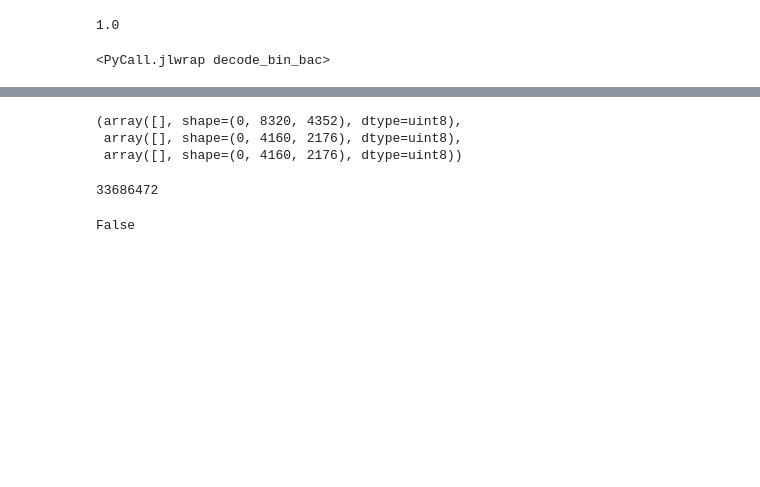
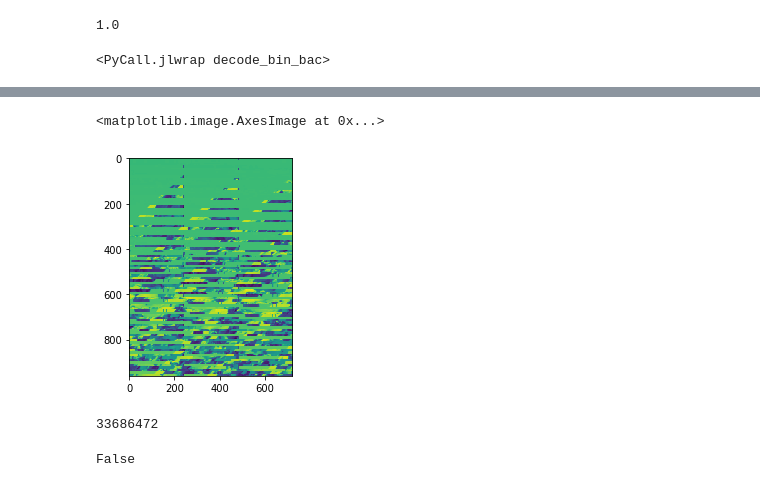
Before and after one commit to alaanousir/H.264-Video-Compression, a Jupyter notebook: Main.ipynb, the cells around one changed output, grey strips where cells are left out. Saved outputs shown, nothing was run; the diff lists cells and outputs as text; code cells hidden in the pictures; blank space fills up the shorter version.

```diff
--- a/Main.ipynb
+++ b/Main.ipynb
@@ -161,9 +156,8 @@ Stacktrace:
-# %%
-ref_frames
-# %% [output]
-(array([], shape=(0, 8320, 4352), dtype=uint8),
- array([], shape=(0, 4160, 2176), dtype=uint8),
- array([], shape=(0, 4160, 2176), dtype=uint8))
+# %%
+plt.imshow(ref_frames[0][0])
+# %% [output]
+<matplotlib.image.AxesImage at 0x...>
+[figure, added]
 # %%
 denc = jl.bitstream_bac_decode(data)
 # %%
```
Also changed, not shown: parts of 1 cell of this notebook.
